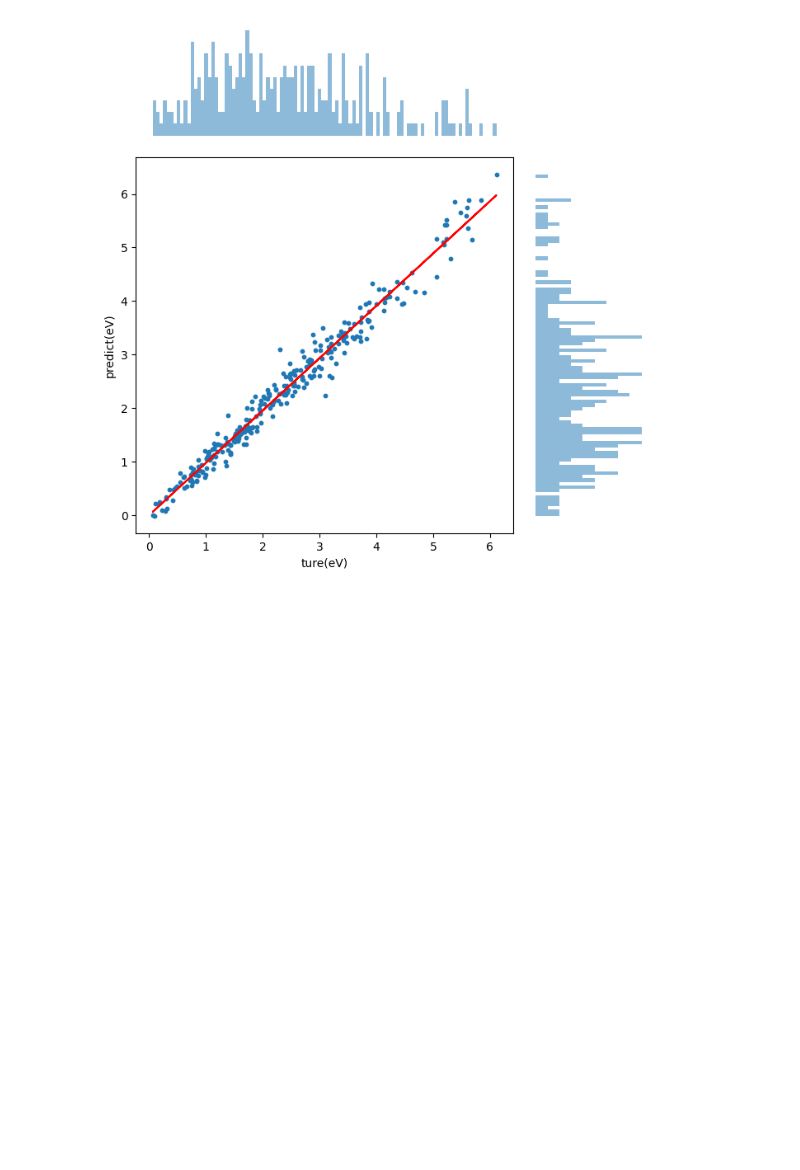
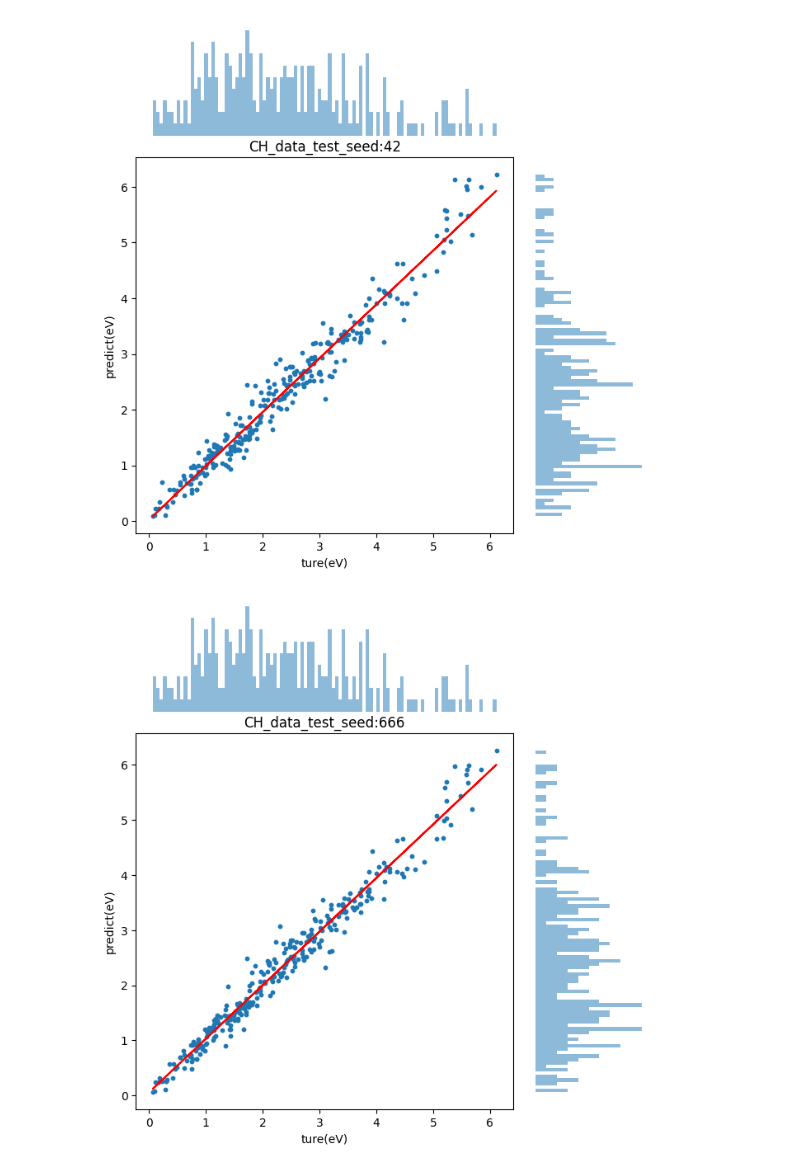
Before and after one commit to nao008/DOSnet_old, a Jupyter notebook: plot.ipynb, the cells around one changed output. Cells and saved outputs as stored; diff of their text form; code cells hidden in the pictures; blank space fills up the shorter version.

```diff
--- a/plot.ipynb
+++ b/plot.ipynb
@@ -26,28 +5,44 @@ slope, intercept, r_value, p_value, std_err = stats.linregress(x, y)
+# %%
+dataname = "CH_data"
+test_or_train = "test"
+
+change_dir = "seed"
+
+if change_dir == "dropout":
+    change_vals = [0.0, 0.2, 0.4, 0.6, 0.8, 0.34, 0.38, 0.42, 0.46]
+elif change_dir == "seed":
+    change_vals = [42, 666, 2023, 1, 3]
 # %%
-fig = plt.figure(figsize=(8, 8))
+for change_val in change_vals:
+    data = np.loadtxt(f'result/{change_dir}/{dataname}_{change_dir}{change_val}_predict_{test_or_train}.txt')
 
-gs = fig.add_gridspec(4, 4)
+    x = data[:, 0]
+    y = data[:, 1]
 
-ax = fig.add_subplot(gs[1:4, :3])
-axx = fig.add_subplot(gs[0, :3], sharex=ax)
-axy = fig.add_subplot(gs[1:4, 3], sharey=ax)
+    slope, intercept, r_value, p_value, std_err = stats.linregress(x, y)
 
-ax.scatter(x, y, s=10)
-ax.plot(x, intercept + slope*x, 'r', label='y={:.2f}x+{:.2f}'.format(slope,intercept))
+    fig = plt.figure(figsize=(8, 8))
 
-axx.hist(x, bins=100, alpha=0.5)
-axy.hist(y, bins=100, orientation='horizontal', alpha=0.5)
+    gs = fig.add_gridspec(4, 4)
 
-axx.axis('off')
-axy.axis('off')
-# ax.set_title(f"{dataname}_{alldata}_{modelname}")
-ax.set_xlabel("ture(eV)")
-ax.set_ylabel("predict(eV)")
-plt.savefig(f"resultplot/all_data/{text_name}.png")
-# if modelname == "":
-#     plt.savefig(f"resultplot/{dataname}_{alldata}.png")
-# else:
-#     plt.savefig(f"resultplot/{dataname}_{alldata}_{modelname}.png")
-plt.show()
+    ax = fig.add_subplot(gs[1:4, :3])
+    axx = fig.add_subplot(gs[0, :3], sharex=ax)
+    axy = fig.add_subplot(gs[1:4, 3], sharey=ax)
+
+    ax.scatter(x, y, s=10)
+    ax.plot(x, intercept + slope*x, 'r', label='y={:.2f}x+{:.2f}'.format(slope,intercept))
+
+    axx.hist(x, bins=100, alpha=0.5)
+    axy.hist(y, bins=100, orientation='horizontal', alpha=0.5)
+
+    axx.axis('off')
+    axy.axis('off')
+    ax.set_title(f"{dataname}_{test_or_train}_{change_dir}:{change_val}")
+    ax.set_xlabel("ture(eV)")
+    ax.set_ylabel("predict(eV)")
+    plt.savefig(f"resultplot/all_data/{dataname}_{change_dir}{change_val}_predict_{test_or_train}.png")
+    plt.show()
+    plt.close()
 # %% [output]
-[figure, old version]
+[figure, new version]
+[figure, added]
```
Also changed, not shown: parts of 3 cells of this notebook, 1 other file.
